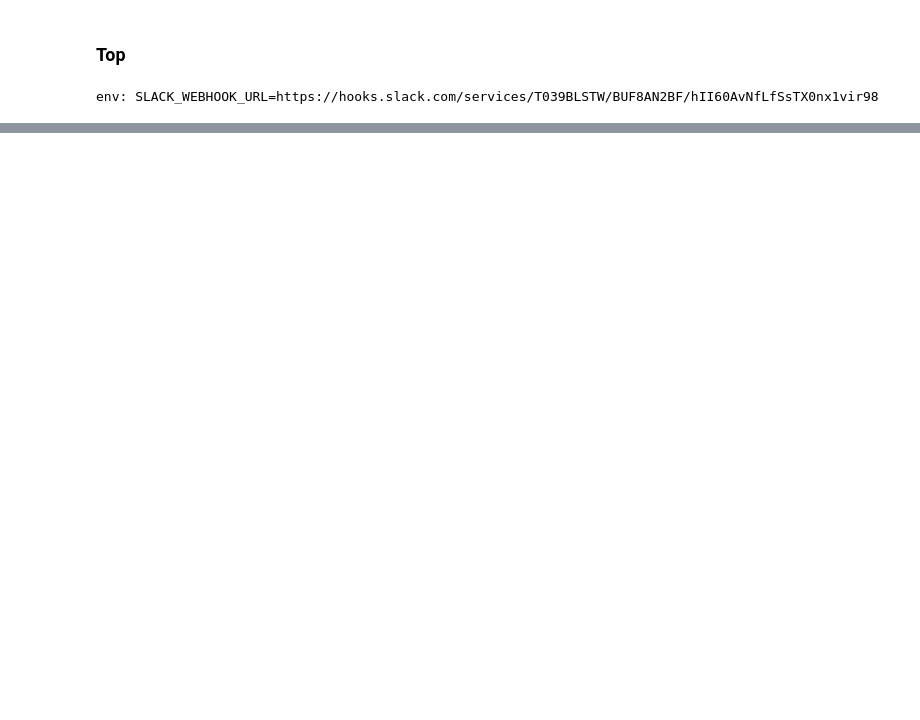
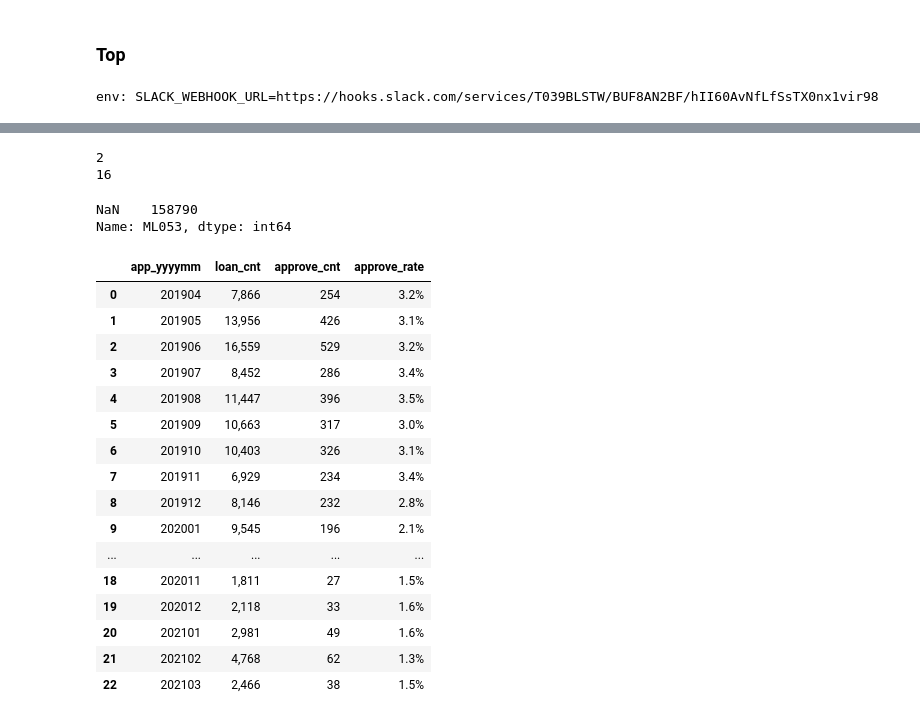
Before and after one commit to adriant42/mac_lb_model, a Jupyter notebook: 01_target_analysis.ipynb, the cells around one changed output, grey strips where cells are left out. Saved outputs shown, nothing was run; the diff lists cells and outputs as text; code cells hidden in the pictures; blank space fills up the shorter version.

```diff
--- a/01_target_analysis.ipynb
+++ b/01_target_analysis.ipynb
@@ -44,0 +83,29 @@ print(path)
+# %%
+# Create app_yyyyqq and app_yyyymm
+def make_qtr(x):
+
+    year = x[-4:]
+
+    if x[0:2] in ('01', '02', '03'):
+        quarter = 'Q1'
+    elif x[0:2] in ('04', '05', '06'):
+        quarter = 'Q2'
+    elif x[0:2] in ('07', '08', '09'):
+        quarter = 'Q3'
+    elif x[0:2] in ('10', '11', '12'):
+        quarter = 'Q4'
+
+    return year + quarter
+
+def make_month(x):
+
+    return x[-4:] + x[0:2]
+
+make_qtr_vec = np.vectorize(make_qtr)
+make_month_vec = np.vectorize(make_month)
+
+mac_df.loc[:, 'app_yyyyqq'] = mac_df.loc[:, 'app_date'].swifter.apply(make_qtr_vec)
+mac_df.loc[:, 'app_yyyymm'] = mac_df.loc[:, 'app_date'].swifter.apply(make_month_vec)
+
+# Change datetime data type
+mac_df.loc[:, 'app_date_dt'] = pd.to_datetime(mac_df.loc[:, 'app_date'])
@@ -44,0 +118,39 @@ print(path)
+# %%
+print(mac_df.loc[:, 'sims_CL105'].min())
+print(mac_df.loc[:, 'sims_CL105'].max())
+# %% [output]
+2
+16
+# %%
+mac_df.loc[:, 'ML053'].value_counts(dropna=False)
+# %% [output]
+NaN    158790
+Name: ML053, dtype: int64
+# %%
+approve_rate = mac_df.groupby('app_yyyymm').apply(lambda x: pd.Series({
+                    'loan_cnt': x['selected'].count(),
+                    'approve_cnt': x['selected'].sum(),
+                    'approve_rate': x['selected'].sum() / x['selected'].count()
+                })).reset_index().sort_values('app_yyyymm')
+approve_rate. \
+    style.format({'loan_cnt': '{:,.0f}',
+                  'approve_cnt': '{:,.0f}',
+                  'approve_rate': '{:.1%}'})
+# %% [output]
+|  | app_yyyymm | loan_cnt | approve_cnt | approve_rate |
+| 0 | 201904 | 7,866 | 254 | 3.2% |
+| 1 | 201905 | 13,956 | 426 | 3.1% |
+| 2 | 201906 | 16,559 | 529 | 3.2% |
+| 3 | 201907 | 8,452 | 286 | 3.4% |
+| 4 | 201908 | 11,447 | 396 | 3.5% |
+| 5 | 201909 | 10,663 | 317 | 3.0% |
+| 6 | 201910 | 10,403 | 326 | 3.1% |
+| 7 | 201911 | 6,929 | 234 | 3.4% |
+| 8 | 201912 | 8,146 | 232 | 2.8% |
+| 9 | 202001 | 9,545 | 196 | 2.1% |
+| ... | ... | ... | ... | ... |
+| 18 | 202011 | 1,811 | 27 | 1.5% |
+| 19 | 202012 | 2,118 | 33 | 1.6% |
+| 20 | 202101 | 2,981 | 49 | 1.6% |
+| 21 | 202102 | 4,768 | 62 | 1.3% |
+| 22 | 202103 | 2,466 | 38 | 1.5% |
```
Also changed, not shown: parts of 18 cells of this notebook.
